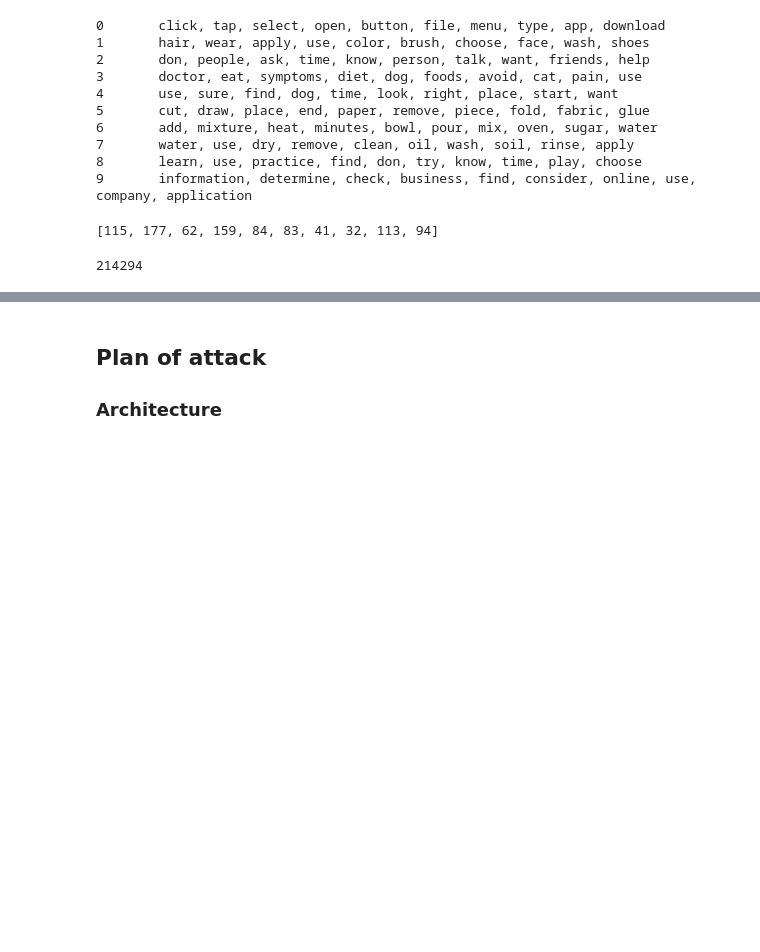
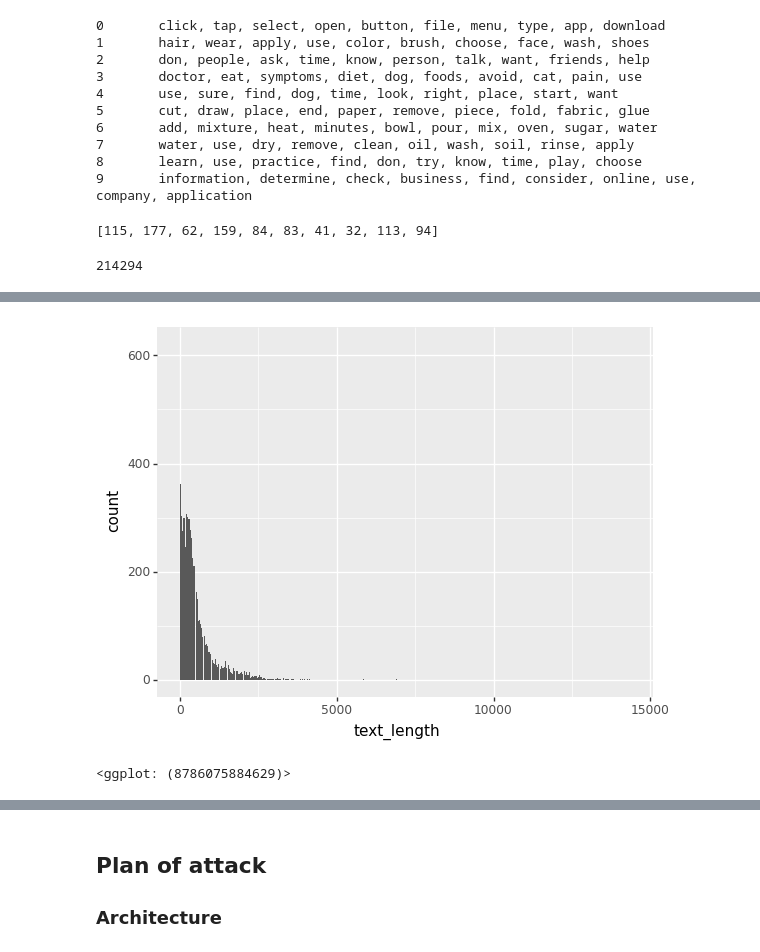
Before and after one commit to kamilc/neural-text-summarization, a Jupyter notebook: NLP.ipynb, the cells around one changed output, grey strips where cells are left out. Cells and saved outputs as stored; diff of their text form; code cells hidden in the pictures; blank space fills up the shorter version.

```diff
--- a/NLP.ipynb
+++ b/NLP.ipynb
@@ -349,0 +354,5 @@ PlotnineError: 'stat_count() must not be used with a y aesthetic'
+# %%
+ggplot(df_lengths) + geom_bar(aes(x='text_length'))
+# %% [output]
+[figure, added]
+<ggplot: (8786075884629)>
```
Also changed, not shown: parts of 13 cells of this notebook, 1 other file.
